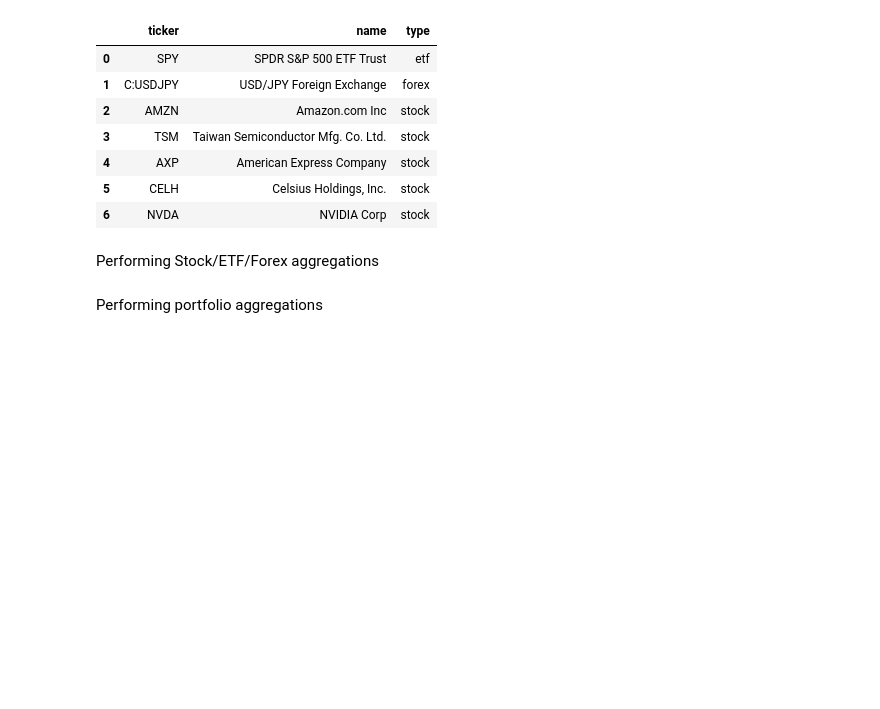
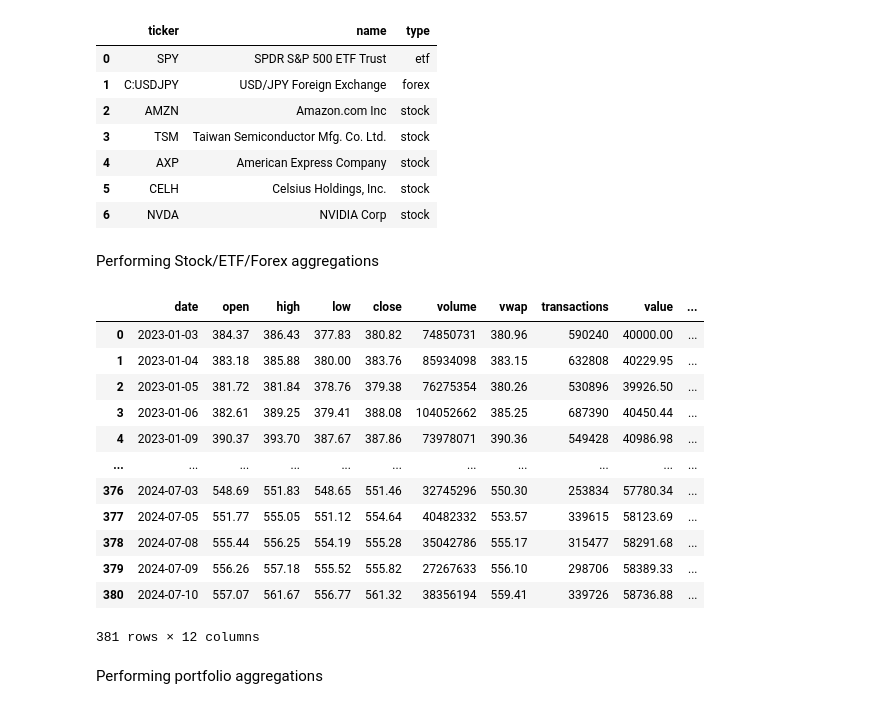
Before and after one commit to Swaxie/SkillStorm-Project-1, a Jupyter notebook: polygon_etl.ipynb, the cells around one changed output. Saved outputs shown, nothing was run; the diff lists cells and outputs as text; code cells hidden in the pictures; blank space fills up the shorter version.

```diff
--- a/polygon_etl.ipynb
+++ b/polygon_etl.ipynb
@@ -207,35 +219,58 @@ portfolio
 # %% [markdown]
 Performing Stock/ETF/Forex aggregations
 # %%
+rf = 0.0546
+
 SPY_etf_data['value'] = (SPY_etf_data['vwap'] * SPY_shares).round(2)
 SPY_etf_data['cumulative return'] = (SPY_etf_data['value'] - SPY_etf_data['value'].iat[0])/SPY_etf_data['value'].iat[0]
 SPY_etf_data['volatility'] = SPY_etf_data['vwap'].rolling(len(SPY_etf_data),min_periods=2).std()
+SPY_etf_data['sharpe'] = (SPY_etf_data['cumulative return'] - rf)/(SPY_etf_data['cumulative return'].rolling(len(SPY_etf_data),min_periods=2).std())
 
 AMZN_stock_data['value'] = (AMZN_stock_data['vwap'] * AMZN_shares).round(2)
 AMZN_stock_data['cumulative return'] = (AMZN_stock_data['value'] - AMZN_stock_data['value'].iat[0])/AMZN_stock_data['value'].iat[0]
 AMZN_stock_data['volatility'] = AMZN_stock_data['vwap'].rolling(len(AMZN_stock_data),min_periods=2).std()
+AMZN_stock_data['sharpe'] = (AMZN_stock_data['cumulative return'] - rf)/(AMZN_stock_data['cumulative return'].rolling(len(AMZN_stock_data),min_periods=2).std())
 
 TSM_stock_data['value'] = (TSM_stock_data['vwap'] * TSM_shares).round(2)
 TSM_stock_data['cumulative return'] = (TSM_stock_data['value'] - TSM_stock_data['value'].iat[0])/TSM_stock_data['value'].iat[0]
 TSM_stock_data['volatility'] = TSM_stock_data['vwap'].rolling(len(TSM_stock_data),min_periods=2).std()
+TSM_stock_data['sharpe'] = (TSM_stock_data['cumulative return'] - rf)/(TSM_stock_data['cumulative return'].rolling(len(TSM_stock_data),min_periods=2).std())
 
 AXP_stock_data['value'] = (AXP_stock_data['vwap'] * AXP_shares).round(2)
 AXP_stock_data['cumulative return'] = (AXP_stock_data['value'] - AXP_stock_data['value'].iat[0])/AXP_stock_data['value'].iat[0]
 AXP_stock_data['volatility'] = AXP_stock_data['vwap'].rolling(len(AXP_stock_data),min_periods=2).std()
+AXP_stock_data['sharpe'] = (AXP_stock_data['cumulative return'] - rf)/(AXP_stock_data['cumulative return'].rolling(len(AXP_stock_data),min_periods=2).std())
 
 CELH_stock_data['value'] = (CELH_stock_data['vwap'] * CELH_shares).round(2)
 CELH_stock_data['cumulative return'] = (CELH_stock_data['value'] - CELH_stock_data['value'].iat[0])/CELH_stock_data['value'].iat[0]
 CELH_stock_data['volatility'] = CELH_stock_data['vwap'].rolling(len(CELH_stock_data),min_periods=2).std()
+CELH_stock_data['sharpe'] = (CELH_stock_data['cumulative return'] - rf)/(CELH_stock_data['cumulative return'].rolling(len(CELH_stock_data),min_periods=2).std())
 
 NVDA_stock_data['value'] = (NVDA_stock_data['vwap'] * NVDA_shares).round(2)
 NVDA_stock_data['cumulative return'] = (NVDA_stock_data['value'] - NVDA_stock_data['value'].iat[0])/NVDA_stock_data['value'].iat[0]
 NVDA_stock_data['volatility'] = NVDA_stock_data['vwap'].rolling(len(NVDA_stock_data),min_periods=2).std()
-
+NVDA_stock_data['sharpe'] = (NVDA_stock_data['cumulative return'] - rf)/(NVDA_stock_data['cumulative return'].rolling(len(NVDA_stock_data),min_periods=2).std())
 
 USDJPY_forex_data['value'] = (USDJPY_forex_data['vwap'] * USDJPY_shares).round(2)
 USDJPY_forex_data['cumulative return'] = (USDJPY_forex_data['value'] - USDJPY_forex_data['value'].iat[0])/USDJPY_forex_data['value'].iat[0]
 USDJPY_forex_data['percent change'] = USDJPY_forex_data['value'].pct_change()
 USDJPY_forex_data.loc[0, 'percent change'] = 0
+
+SPY_etf_data
+# %% [output]
+|  | date | open | high | low | close | volume | vwap | transactions | value | ... |
+| 0 | 2023-01-03 | 384.37 | 386.43 | 377.83 | 380.82 | 74850731 | 380.96 | 590240 | 40000.00 | ... |
+| 1 | 2023-01-04 | 383.18 | 385.88 | 380.00 | 383.76 | 85934098 | 383.15 | 632808 | 40229.95 | ... |
+| 2 | 2023-01-05 | 381.72 | 381.84 | 378.76 | 379.38 | 76275354 | 380.26 | 530896 | 39926.50 | ... |
+| 3 | 2023-01-06 | 382.61 | 389.25 | 379.41 | 388.08 | 104052662 | 385.25 | 687390 | 40450.44 | ... |
+| 4 | 2023-01-09 | 390.37 | 393.70 | 387.67 | 387.86 | 73978071 | 390.36 | 549428 | 40986.98 | ... |
+| ... | ... | ... | ... | ... | ... | ... | ... | ... | ... | ... |
+| 376 | 2024-07-03 | 548.69 | 551.83 | 548.65 | 551.46 | 32745296 | 550.30 | 253834 | 57780.34 | ... |
+| 377 | 2024-07-05 | 551.77 | 555.05 | 551.12 | 554.64 | 40482332 | 553.57 | 339615 | 58123.69 | ... |
+| 378 | 2024-07-08 | 555.44 | 556.25 | 554.19 | 555.28 | 35042786 | 555.17 | 315477 | 58291.68 | ... |
+| 379 | 2024-07-09 | 556.26 | 557.18 | 555.52 | 555.82 | 27267633 | 556.10 | 298706 | 58389.33 | ... |
+| 380 | 2024-07-10 | 557.07 | 561.67 | 556.77 | 561.32 | 38356194 | 559.41 | 339726 | 58736.88 | ... |
+381 rows × 12 columns
 # %% [markdown]
 Performing portfolio aggregations
 # %%
```
Also changed, not shown: parts of 3 cells of this notebook.
